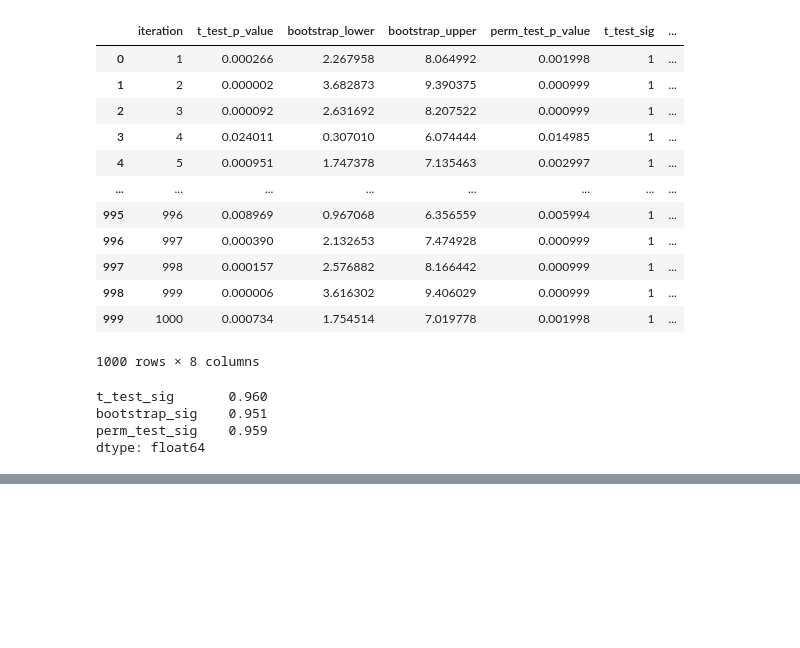
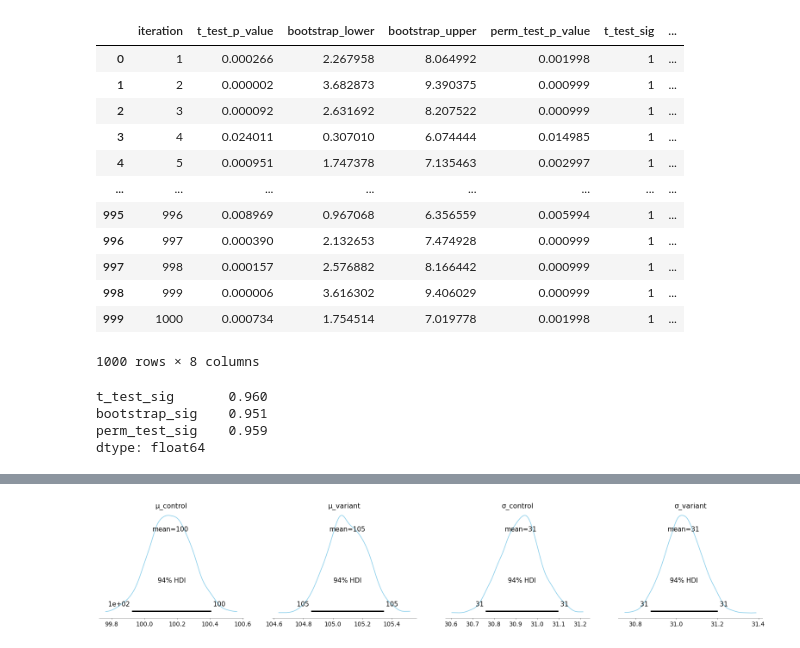
Before and after one commit to novayazarya/utils, a Jupyter notebook: t-test_bootstrap_permutation-test.ipynb, the cells around one changed output, grey strips where cells are left out. Drawn from its saved outputs; the diff is of its cells as text; code cells hidden in the pictures; blank space fills up the shorter version.

```diff
--- a/t-test_bootstrap_permutation-test.ipynb
+++ b/t-test_bootstrap_permutation-test.ipynb
@@ -137,0 +186,30 @@ generated_data.to_csv('~/Downloads/tests_python_data.csv', index=False)
+# %%
+# Let's try sub-sampling first to see if it works on 100k points
+x_control = generated_data.loc[generated_data.experiment_group == 'control','metric'].sample(60000)
+x_variant = generated_data.loc[generated_data.experiment_group == 'treatment', 'metric'].sample(60000)
+# %%
+from pymc3 import sample, Uniform, StudentT, Normal, Exponential, Deterministic, Model
+
+with Model() as cpr_model:
+
+    μ_control = Normal('μ_control', 10, sd=100)
+    μ_variant = Normal('μ_variant', 10, sd=100)
+
+    σ_control = Uniform('σ_control', lower=0, upper=1000)
+    σ_variant = Uniform('σ_variant', lower=0, upper=1000)
+
+    #ν = Exponential('ν_minus_one', 1/29.) + 1
+
+    #control_like = StudentT('control_like', nu=ν, mu=μ_control, lam=σ_control**-2, observed=x_control)
+    #variant_like = StudentT('variant_like', nu=ν, mu=μ_variant, lam=σ_variant**-2, observed=x_variant)
+
+    control_like = Normal('control_like', mu=μ_control, sd=σ_control, observed=x_control)
+    variant_like = Normal('variant_like', mu=μ_variant, sd=σ_variant, observed=x_variant)
+
+    diff_of_means = Deterministic('difference of means', μ_variant - μ_control)
+
+    effect_size = Deterministic('effect size',
+                        diff_of_means / np.sqrt((σ_variant**2 + σ_control**2) / 2))
+# %%
+with cpr_model:
+    cpr_sample = sample(1000, return_inferencedata=False)
@@ -137,0 +223,10 @@ generated_data.to_csv('~/Downloads/tests_python_data.csv', index=False)
+# %%
+from pymc3 import plot_posterior
+
+with cpr_model:
+    plot_posterior(cpr_sample,
+                   var_names=['μ_control', 'μ_variant',
+                              'σ_control', 'σ_variant'],
+                   color='#87ceeb');
+# %% [output]
+[figure, added]
```
Also changed, not shown: parts of 8 cells of this notebook.
